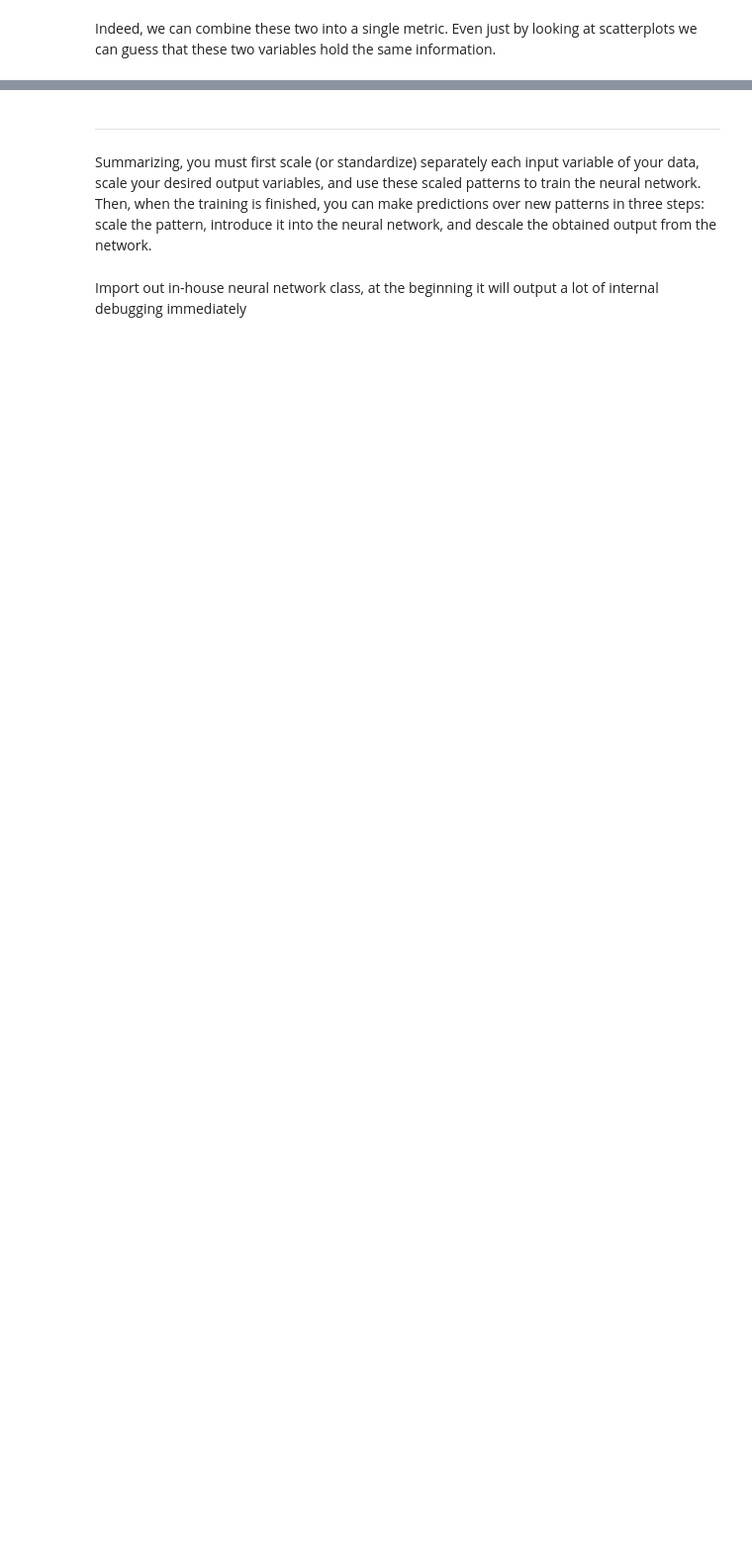
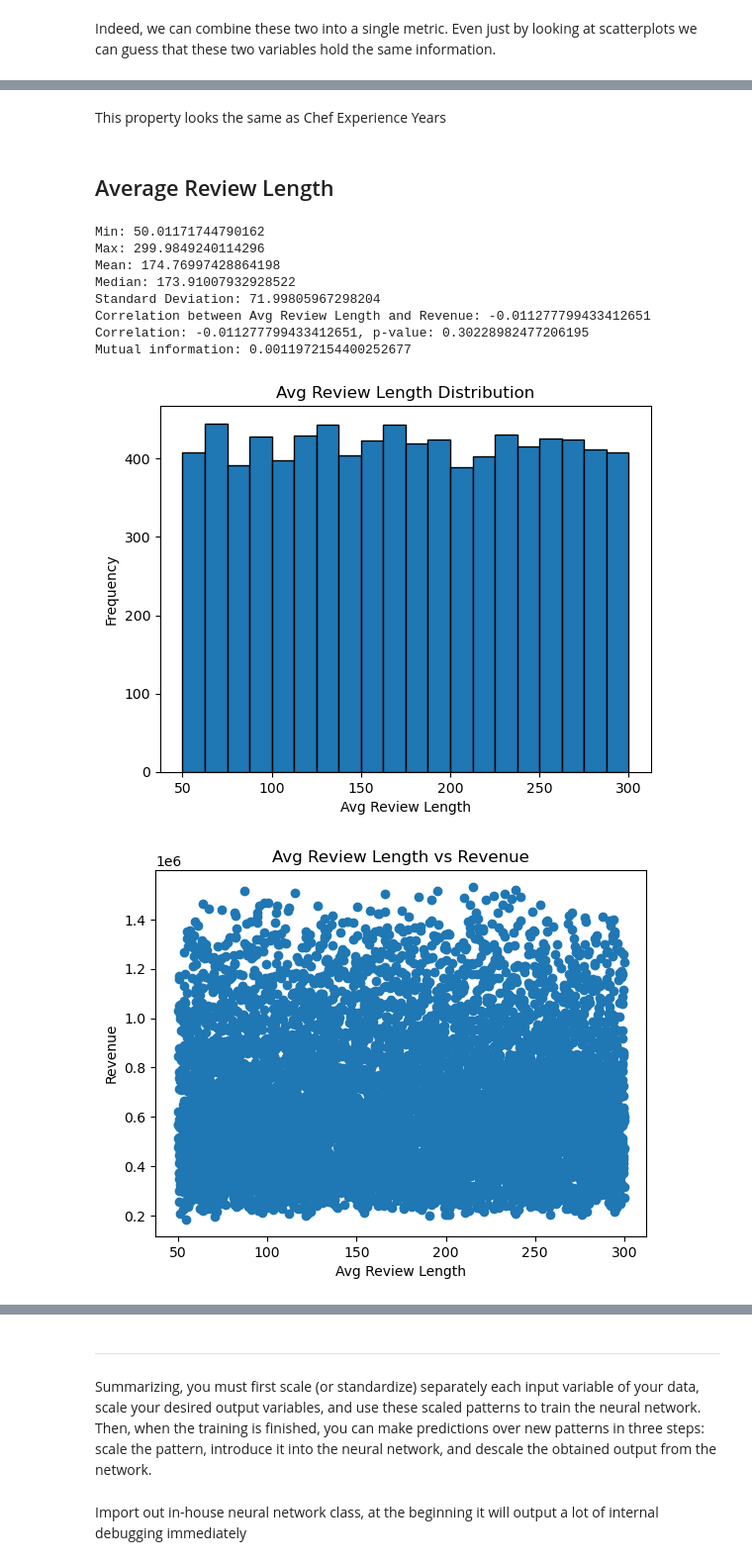
Before and after one commit to hijarian/urv-nec-assignment-1, a Jupyter notebook: 01-prepare-data.ipynb, the cells around one changed output, grey strips where cells are left out. Shown at 99% size. Cells and saved outputs as stored; diff of their text form; code cells hidden in the pictures; blank space fills up the shorter version.

```diff
--- a/01-prepare-data.ipynb
+++ b/01-prepare-data.ipynb
@@ -419,0 +532,17 @@ Indeed, we can combine these two into a single metric. Even just by looking at s
+# %% [markdown]
+This property looks the same as Chef Experience Years
+# %% [markdown]
+## Average Review Length
+# %%
+show_data_stats('Avg Review Length')
+# %% [output]
+Min: 50.01171744790162
+Max: 299.9849240114296
+Mean: 174.76997428864198
+Median: 173.91007932928522
+Standard Deviation: 71.99805967298204
+Correlation between Avg Review Length and Revenue: -0.011277799433412651
+Correlation: -0.011277799433412651, p-value: 0.30228982477206195
+Mutual information: 0.0011972154400252677
+[figure, added]
+[figure, added]
```
Also changed, not shown: parts of 29 cells of this notebook.
